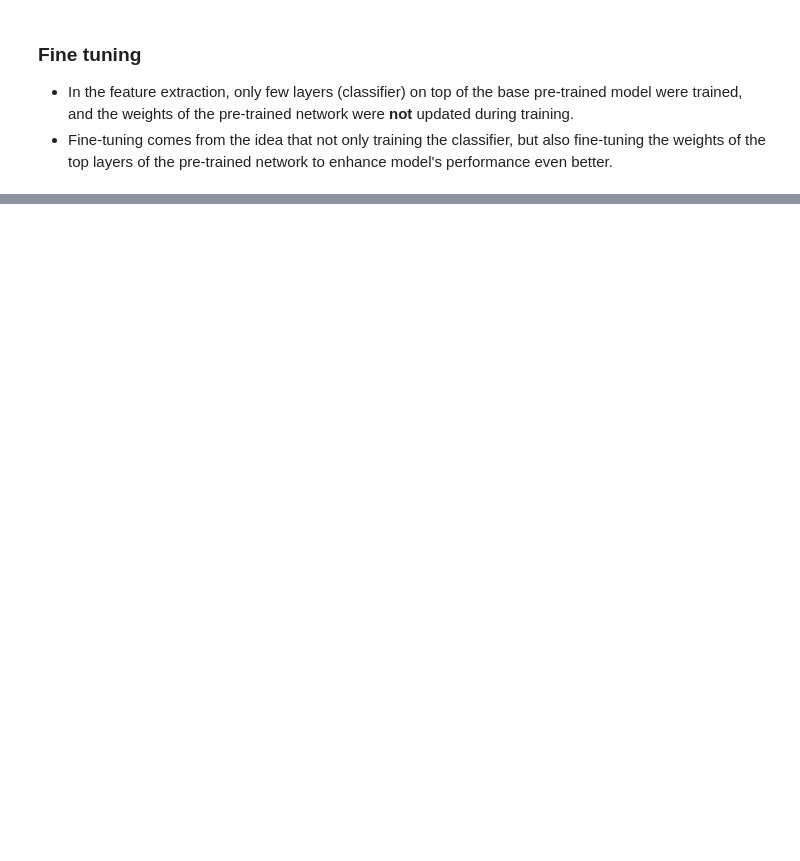
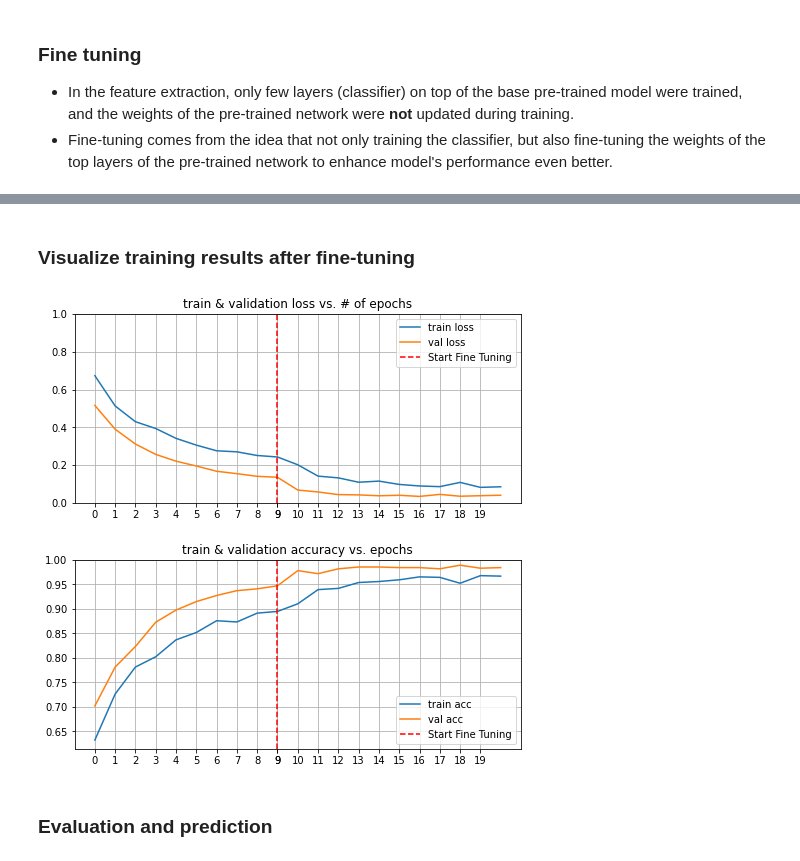
Before and after one commit to jhhan0/machine-learning, a Jupyter notebook: tensorflow_tutorials/image_classification/tensorflow_keras_transfer_learning.ipynb, the cells around one changed output, grey strips where cells are left out. Saved outputs shown, nothing was run; the diff lists cells and outputs as text; code cells hidden in the pictures; blank space fills up the shorter version.

```diff
--- a/tensorflow_tutorials/image_classification/tensorflow_keras_transfer_learning.ipynb
+++ b/tensorflow_tutorials/image_classification/tensorflow_keras_transfer_learning.ipynb
@@ -283,0 +291,8 @@ plt.show()
+# %%
+model.compile(
+    # it is critical to use very low learning rate, because you are training a much larger model.
+    # if the learning rate (weights updates) is large, you are at risk of overfitting.
+    optimizer=tf.keras.optimizers.Adam(learning_rate=base_learning_rate/10),
+    loss=tf.keras.losses.BinaryCrossentropy(from_logits=True),
+    metrics=['accuracy']
+)
@@ -283,0 +321,10 @@ plt.show()
+# %%
+fine_tune_epochs = 10
+total_epochs = epochs + fine_tune_epochs
+
+history_fine_tuned = model.fit(
+    train_dataset,
+    epochs=total_epochs,
+    initial_epoch=history.epoch[-1],
+    validation_data=val_dataset
+)
@@ -283,0 +349,36 @@ plt.show()
+# %% [markdown]
+### Visualize training results after fine-tuning
+# %%
+loss = history.history['loss'] + history_fine_tuned.history['loss']
+val_loss = history.history['val_loss'] + history_fine_tuned.history['val_loss']
+
+acc = history.history['accuracy'] + history_fine_tuned.history['accuracy']
+val_acc = history.history['val_accuracy'] + history_fine_tuned.history['val_accuracy']
+
+plt.figure(figsize=(8, 8))
+plt.subplot(2, 1, 1)
+plt.subplots_adjust(hspace=0.3)
+plt.plot(loss, label='train loss')
+plt.plot(val_loss, label='val loss')
+plt.axvline(x=9, color='r', ls='--', label='Start Fine Tuning')
+plt.grid(True)
+plt.xticks(num_of_epochs)
+plt.ylim([0, 1])
+plt.legend(loc='upper right')
+plt.title('train & validation loss vs. # of epochs')
+
+plt.subplot(2, 1, 2)
+plt.plot(acc, label='train acc')
+plt.plot(val_acc, label='val acc')
+plt.axvline(x=9, color='r', ls='--', label='Start Fine Tuning')
+plt.grid(True)
+plt.xticks(num_of_epochs)
+plt.ylim([min(plt.ylim()), 1])
+plt.legend(loc='lower right')
+plt.title('train & validation accuracy vs. epochs')
+
+plt.show()
+# %% [output]
+[figure, added]
+# %% [markdown]
+### Evaluation and prediction
```
Also changed, not shown: parts of 18 cells of this notebook.
